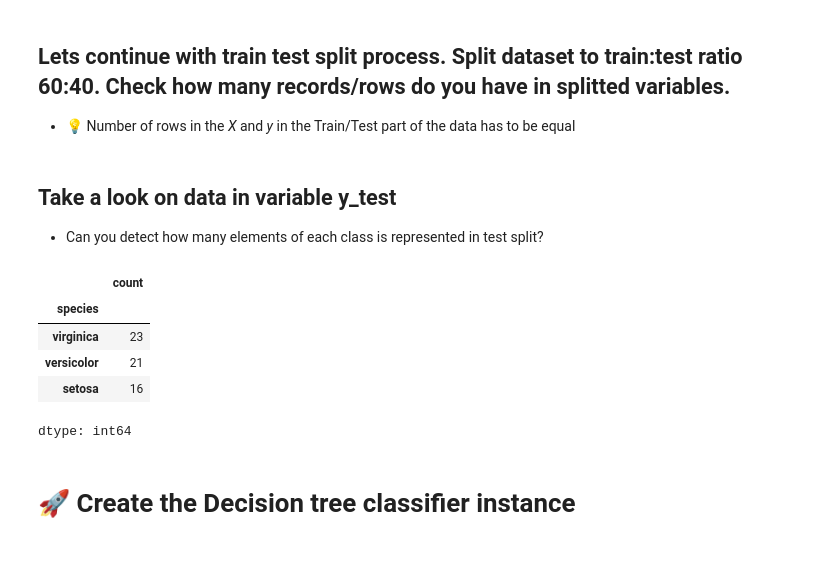
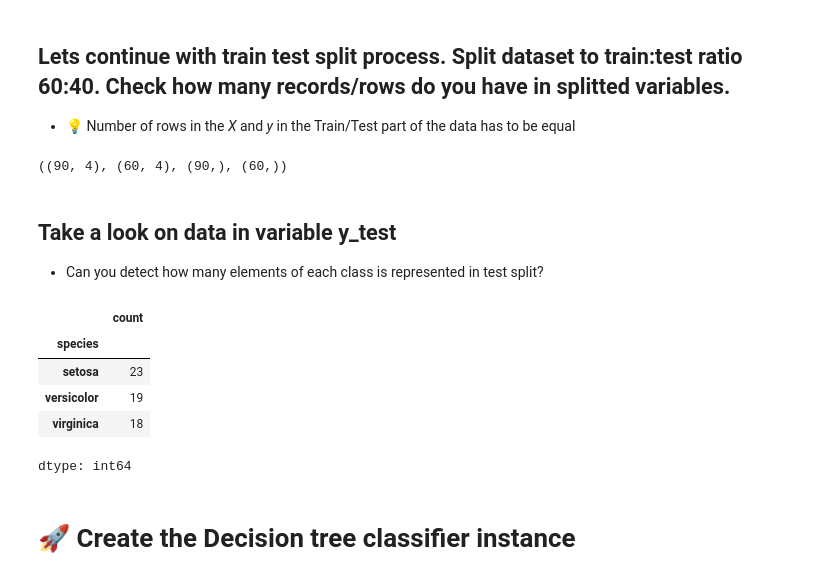
Before and after one commit to TotalChaosRexinator/School, a Jupyter notebook: fml_07.ipynb, the cells around one changed output. Drawn from its saved outputs; the diff is of its cells as text; code cells hidden in the pictures.

```diff
--- a/fml_07.ipynb
+++ b/fml_07.ipynb
@@ -289,8 +345,7 @@ from sklearn.metrics import accuracy_score
 # Let's start with splitting the data into the input and output part
 * 💡 Usually named as a *X* and *y* variables
 # %%
-X = df.drop('species', axis=1)
-y = df.species
+X, y = df.loc[:, df.columns != 'species'], df.loc[:, 'species']
 # %%
 X.head()
 # %% [output]
@@ -325,18 +380,21 @@ X.shape, y.shape
 ## Lets continue with train test split process. Split dataset to train:test ratio 60:40. Check how many records/rows do you have in splitted variables.
 * 💡 Number of rows in the *X* and *y* in the Train/Test part of the data has to be equal
 # %%
-df_train, df_test = train_test_split(df, test_size=0.4)
+X_train, X_test, y_train, y_test = train_test_split(X, y, test_size=0.4, random_state=42)
+X_train.shape, X_test.shape, y_train.shape, y_test.shape
+# %% [output]
+((90, 4), (60, 4), (90,), (60,))
 # %% [markdown]
 ## Take a look on data in variable y_test
 - Can you detect how many elements of each class is represented in test split?
 # %%
-df_test.species.value_counts()
+pd.Series(y_test).value_counts()
 # %% [output]
 |  | count |
 | species |  |
-| virginica | 23 |
-| versicolor | 21 |
-| setosa | 16 |
+| setosa | 23 |
+| versicolor | 19 |
+| virginica | 18 |
 dtype: int64
 # %% [markdown]
 # 🚀 Create the Decision tree classifier instance
```
Also changed, not shown: parts of 15 cells of this notebook.
